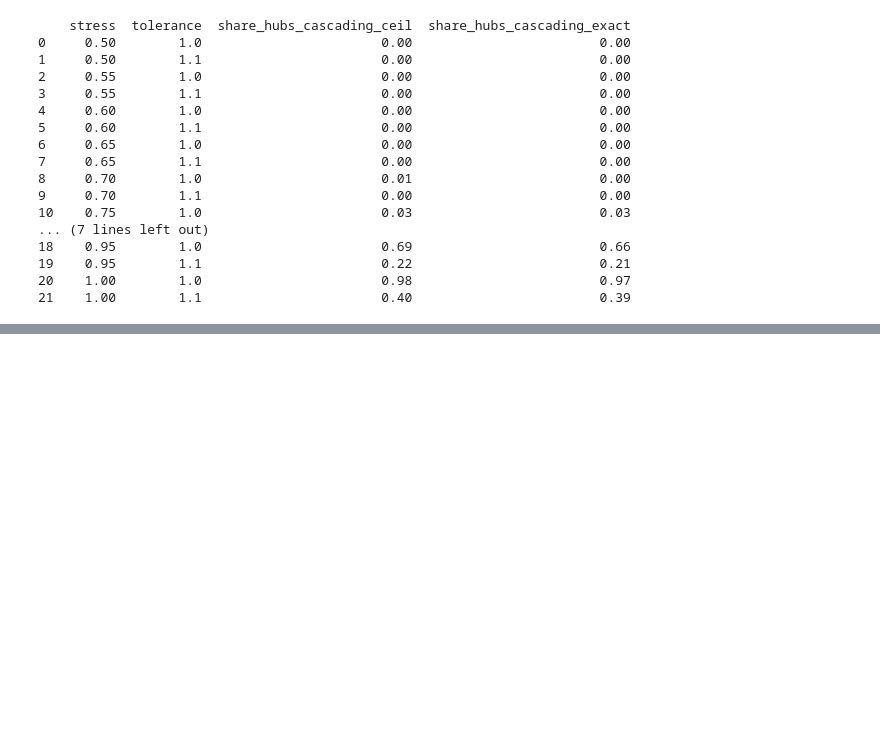
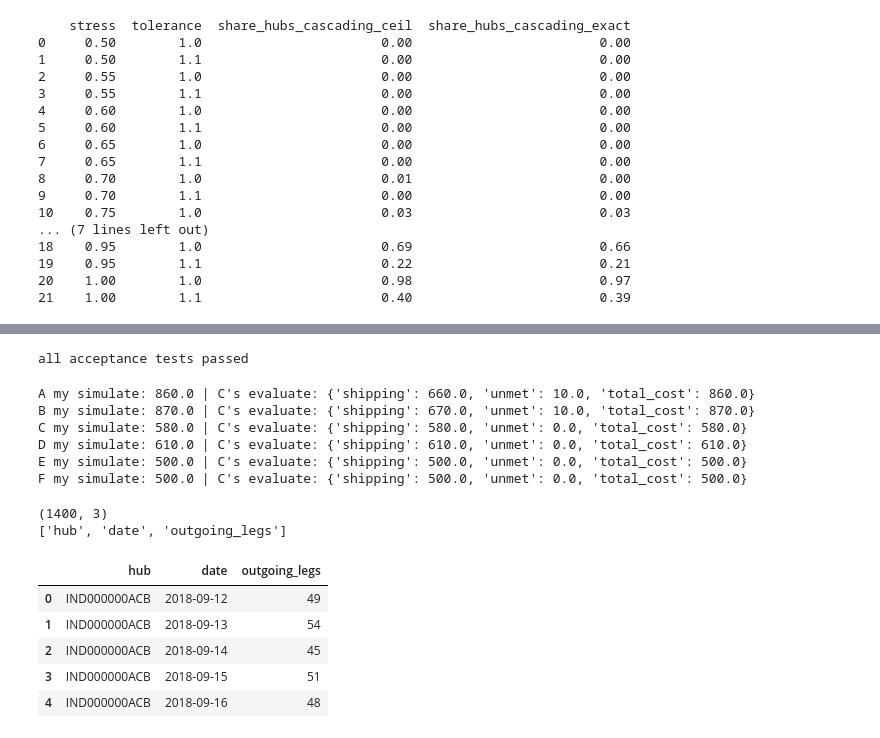
Before and after one commit to JahnaviSri23/supplyshield-, a Jupyter notebook: notebooks/B04_cascade_day4.ipynb, the cells around one changed output, grey strips where cells are left out. Drawn from its saved outputs; the diff is of its cells as text; code cells hidden in the pictures; blank space fills up the shorter version.

```diff
--- a/notebooks/B04_cascade_day4.ipynb
+++ b/notebooks/B04_cascade_day4.ipynb
@@ -681,0 +695,78 @@ print(cmp2[["stress", "tolerance", "share_hubs_cascading_ceil", "share_hubs_casc
+# %%
+from sim.simulate import simulate_scenario
+
+toy = {
+    "node_cap": {"A": 60, "B": 60, "C": 50, "D": 60, "E": 40, "F": 40},
+    "lane_cost": {("S","A"):1, ("S","B"):2, ("A","C"):2, ("A","D"):3, ("B","D"):1, ("B","E"):2,
+                  ("C","T"):2, ("D","T"):2, ("E","F"):1, ("F","T"):1, ("S","T"):12},
+    "lane_cap": {("S","T"): 30},
+    "demand": {("S","T"): 100},
+}
+opt_plans = {
+    "A": {("S","B"):60, ("B","D"):60, ("D","T"):60, ("S","T"):30},
+    "B": {("S","A"):60, ("A","C"):50, ("C","T"):50, ("A","D"):10, ("D","T"):10, ("S","T"):30},
+    "C": {("S","B"):60, ("B","D"):20, ("B","E"):40, ("E","F"):40, ("F","T"):40, ("D","T"):60,
+          ("S","A"):40, ("A","D"):40},
+    "D": {("S","A"):50, ("A","C"):50, ("C","T"):50, ("S","B"):40, ("B","E"):40, ("E","F"):40,
+          ("F","T"):40, ("S","T"):10},
+    "E": {("S","A"):50, ("A","C"):50, ("C","T"):50, ("S","B"):50, ("B","D"):50, ("D","T"):50},
+}
+opt_plans["F"] = opt_plans["E"]
+
+expected_opt = {"A": 860, "B": 870, "C": 580, "D": 610, "E": 500, "F": 500}
+for h, plan in opt_plans.items():
+    r = simulate_scenario(toy, {"failed_hubs": {h: 0.0}, "penalty": 20.0}, plan)
+    assert abs(r["total_cost"] - expected_opt[h]) < 1e-6, (h, r)
+
+path = {("S","A"): 50, ("A","C"): 50, ("C","T"): 50}              # C's "do nothing" path
+expected_dn = {"A": 2000, "B": 1250, "C": 2000, "D": 1250, "E": 1250, "F": 1250}
+for h in "ABCDEF":
+    plan = {} if h in ("A", "C") else path        # C's plans are made knowing the failure
+    r = simulate_scenario(toy, {"failed_hubs": {h: 0.0}, "penalty": 20.0}, plan)
+    assert abs(r["total_cost"] - expected_dn[h]) < 1e-6, (h, r)
+
+# C's stranded-parcel rule: the SAME plan, but made without knowing the failure
+r = simulate_scenario(toy, {"failed_hubs": {"A": 0.0}, "penalty": 20.0}, path)
+assert r["shipping"] == 50 and r["total_cost"] == 2050     # 50 parcels travelled S->A, then got stuck
+r = simulate_scenario(toy, {"failed_hubs": {"C": 0.0}, "penalty": 20.0}, path)
+assert r["shipping"] == 150 and r["total_cost"] == 2150
+
+# Half-capacity hub D with the healthy plan: excess dropped; then with the cascade switch on
+healthy = opt_plans["E"]
+r = simulate_scenario(toy, {"failed_hubs": {"D": 0.5}, "penalty": 20.0}, healthy)
+assert abs(r["total_cost"] - 860) < 1e-6
+r = simulate_scenario(toy, {"failed_hubs": {"D": 0.5}, "penalty": 20.0}, healthy, overload_factor=1.2)
+assert abs(r["total_cost"] - 1400) < 1e-6 and r["failed_hubs_by_round"] == [[], ["D"]]
+print("all acceptance tests passed")
+# %% [output]
+all acceptance tests passed
+# %%
+import sys
+sys.path.append("../opt")             # pip install networkx scipy if the import fails
+import c_toy_recovery as c
+
+for h in "ABCDEF":
+    G1 = c.fail_node(c.build_toy_graph(), h, 0.0)
+    flows, delivered = c.solve_lp(G1)
+    plan = {e: f for e, f in flows.items() if f > 1e-9}
+    r = simulate_scenario(toy, {"failed_hubs": {h: 0.0}, "penalty": 20.0}, plan)
+    print(h, "my simulate:", r["total_cost"], "| C's evaluate:", c.evaluate(G1, flows, delivered))
+# %% [output]
+A my simulate: 860.0 | C's evaluate: {'shipping': 660.0, 'unmet': 10.0, 'total_cost': 860.0}
+B my simulate: 870.0 | C's evaluate: {'shipping': 670.0, 'unmet': 10.0, 'total_cost': 870.0}
+C my simulate: 580.0 | C's evaluate: {'shipping': 580.0, 'unmet': 0.0, 'total_cost': 580.0}
+D my simulate: 610.0 | C's evaluate: {'shipping': 610.0, 'unmet': 0.0, 'total_cost': 610.0}
+E my simulate: 500.0 | C's evaluate: {'shipping': 500.0, 'unmet': 0.0, 'total_cost': 500.0}
+F my simulate: 500.0 | C's evaluate: {'shipping': 500.0, 'unmet': 0.0, 'total_cost': 500.0}
+# %%
+hd = pd.read_csv("../data/processed/hub_daily_departures.csv")
+print(hd.shape); print(hd.columns.tolist()); display(hd.head())
+# %% [output]
+(1400, 3)
+['hub', 'date', 'outgoing_legs']
+|  | hub | date | outgoing_legs |
+| 0 | IND000000ACB | 2018-09-12 | 49 |
+| 1 | IND000000ACB | 2018-09-13 | 54 |
+| 2 | IND000000ACB | 2018-09-14 | 45 |
+| 3 | IND000000ACB | 2018-09-15 | 51 |
+| 4 | IND000000ACB | 2018-09-16 | 48 |
```
Also changed, not shown: parts of 3 cells of this notebook, 6 other files.
